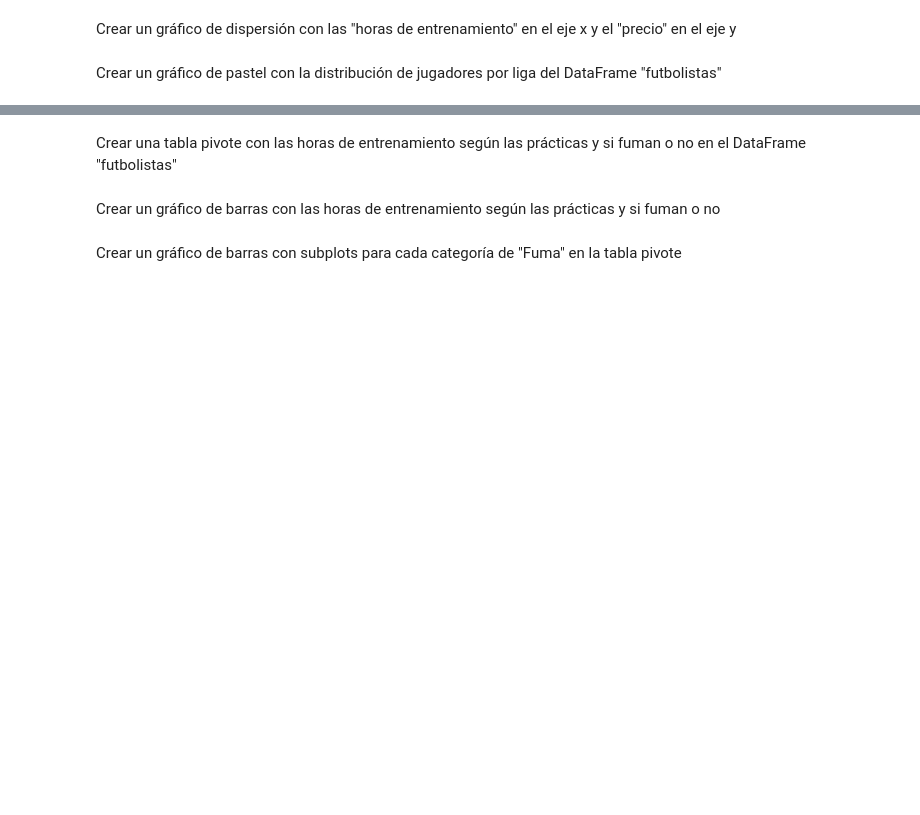
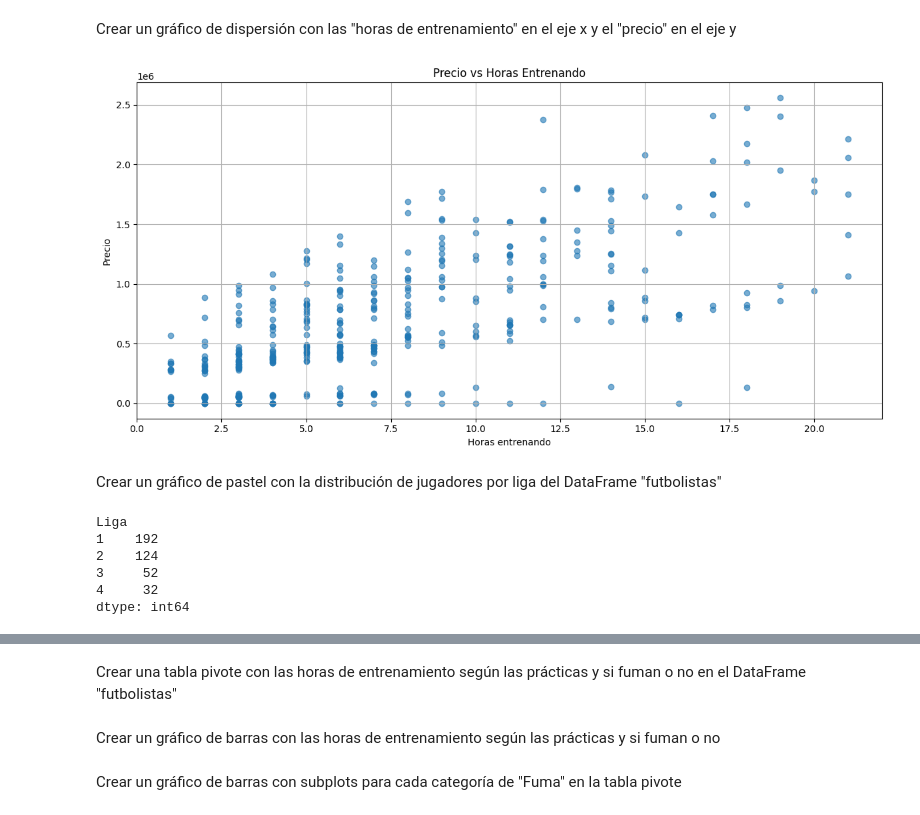
Before and after one commit to alexballera/python-lib, a Jupyter notebook: python/a2-capacitacion/Python- DataScience.ipynb, the cells around one changed output, grey strips where cells are left out. Drawn from its saved outputs; the diff is of its cells as text; code cells hidden in the pictures; blank space fills up the shorter version.

```diff
--- a/python/a2-capacitacion/Python- DataScience.ipynb
+++ b/python/a2-capacitacion/Python- DataScience.ipynb
@@ -846,2 +831,5 @@ futbolistas.pivot_table(index='posición', values=['horas_entrenamiento'], colum
 # %% [markdown]
 Leer un archivo Excel llamado "futbolistas.xlsx" desde la carpeta "DB", estableciendo la columna "Id" como índice y parseando la columna "Nacimiento" como fecha
+# %%
+futbolistas = pd.read_excel('./futbolistas.xlsx', index_col='Id', parse_dates=['Nacimiento'])
+futbolistas
@@ -848,4 +851,25 @@ Leer un archivo Excel llamado "futbolistas.xlsx" desde la carpeta "DB", establec
 # %% [markdown]
 Crear un gráfico de dispersión con las "horas de entrenamiento" en el eje x y el "precio" en el eje y
+# %%
+fig, ax = plt.subplots(figsize=(12, 6))
+ax.scatter(x=futbolistas['Horas_Entrenando'], y=futbolistas['Precio'], alpha=0.6)
+ax.set_xlabel('Horas entrenando')
+ax.set_ylabel('Precio')
+ax.grid(True)
+ax.set_title('Precio vs Horas Entrenando')
+fig.tight_layout()
+plt.show()
+# %% [output]
+[figure, added]
 # %% [markdown]
 Crear un gráfico de pastel con la distribución de jugadores por liga del DataFrame "futbolistas"
+# %%
+ligas = futbolistas.groupby('Liga').size()
+ligas
+# %% [output]
+Liga
+1    192
+2    124
+3     52
+4     32
+dtype: int64
```
Also changed, not shown: parts of 6 cells of this notebook, 9 other files.
